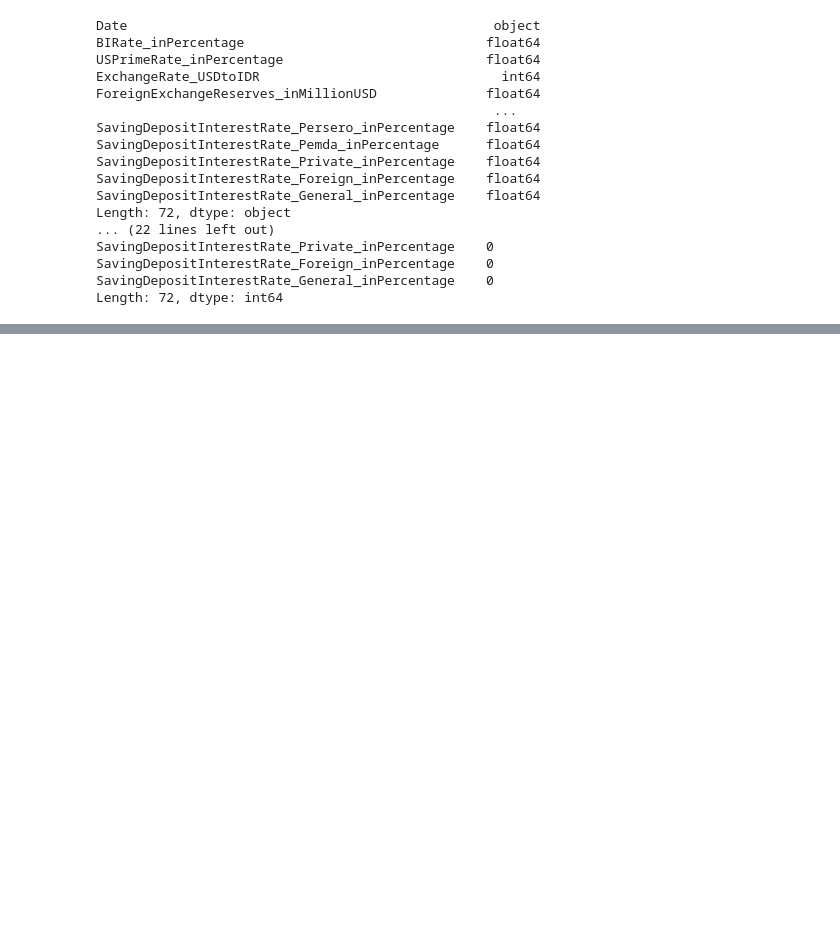
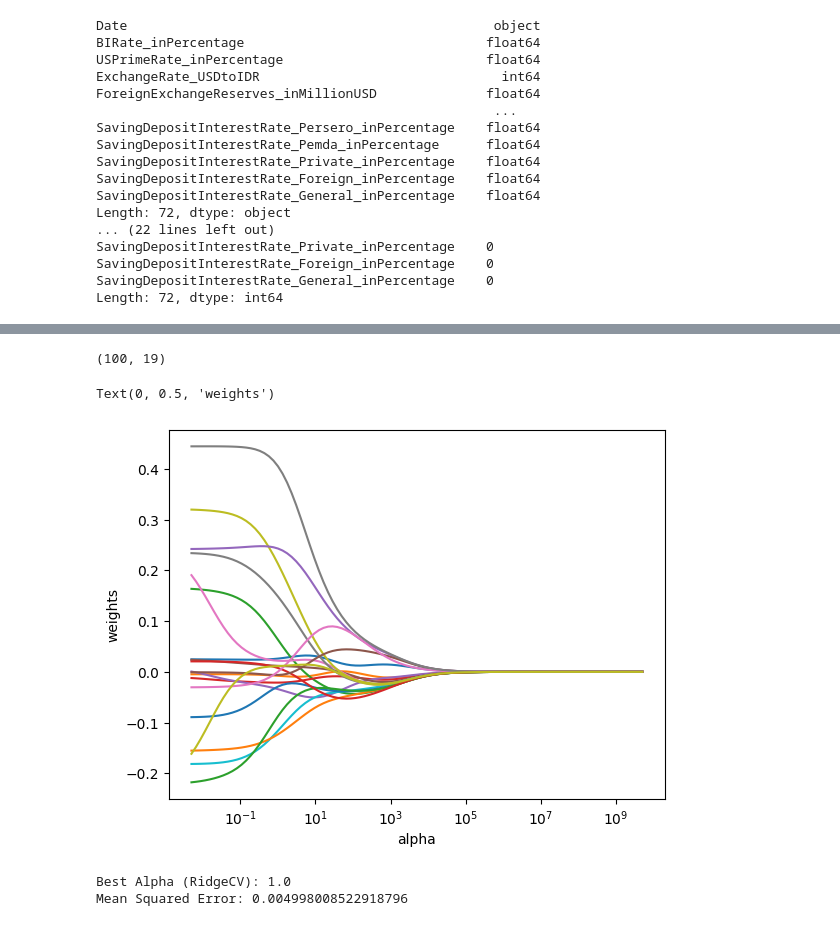
Before and after one commit to erinamifta4/Semester5__Econometric, a Jupyter notebook: Tugas1.ipynb, the cells around one changed output, grey strips where cells are left out. Saved outputs shown, nothing was run; the diff lists cells and outputs as text; code cells hidden in the pictures; blank space fills up the shorter version.

```diff
--- a/Tugas1.ipynb
+++ b/Tugas1.ipynb
@@ -277,0 +343,3 @@ gab
+# %%
+alphas = 10**np.linspace(10,-2,100)*0.5
+alphas
@@ -277,0 +364,44 @@ gab
+# %%
+from sklearn.linear_model import Ridge, RidgeCV, Lasso, LassoCV
+scaler = StandardScaler()
+x_scaled = scaler.fit_transform(x)
+ridge = Ridge()
+coefs = []
+
+for a in alphas:
+    ridge.set_params(alpha=a)
+    ridge.fit(x_scaled, y)
+    coefs.append(ridge.coef_)
+print(np.shape(coefs))
+# %% [output]
+(100, 19)
+# %%
+ax = plt.gca()
+ax.plot(alphas, coefs)
+ax.set_xscale('log')
+plt.axis('tight')
+plt.xlabel('alpha')
+plt.ylabel('weights')
+# %% [output]
+Text(0, 0.5, 'weights')
+[figure, added]
+# %%
+# Model Evaluation
+from sklearn import metrics
+alphas = [None]
+
+for alpha in alphas:
+    if alpha is None:
+        ridge = RidgeCV(alphas=[0.1, 0.5, 1, 2, 4, 10])
+        ridge.fit(x_scaled, y)
+        best_alpha = ridge.alpha_
+        print(f"Best Alpha (RidgeCV): {best_alpha}")
+    else:
+        ridge = Ridge(alpha=alpha)
+        ridge.fit(x_scaled, y)
+        best_alpha = alpha
+    pred_ridge = ridge.predict(x_scaled)
+    print(f"Mean Squared Error: {metrics.mean_squared_error(y, pred_ridge)}")
+# %% [output]
+Best Alpha (RidgeCV): 1.0
+Mean Squared Error: 0.004998008522918796
```
Also changed, not shown: parts of 53 cells of this notebook.
